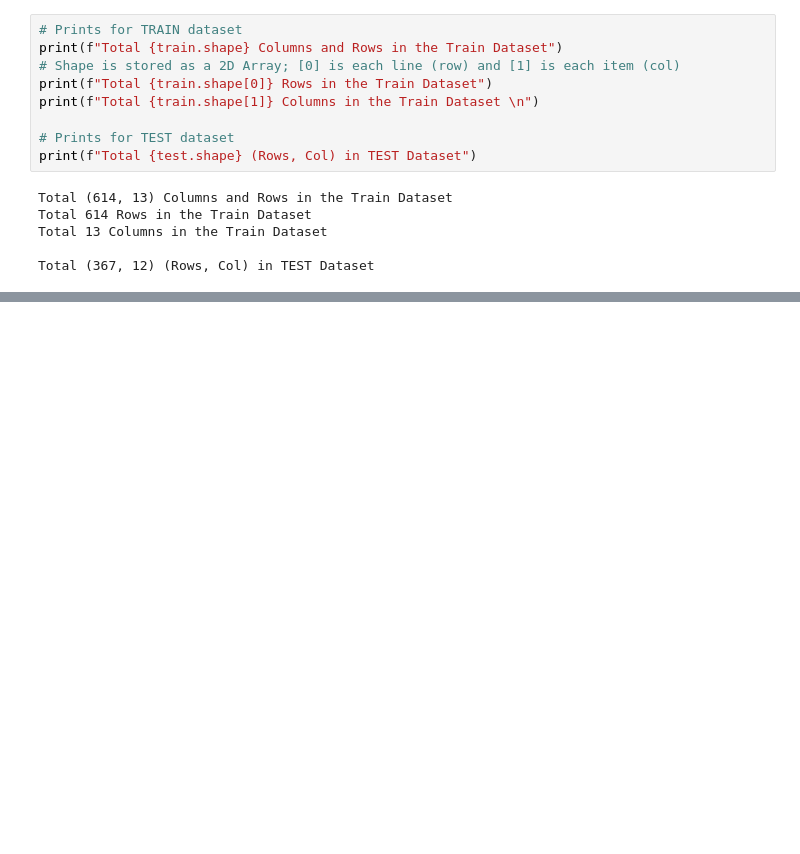
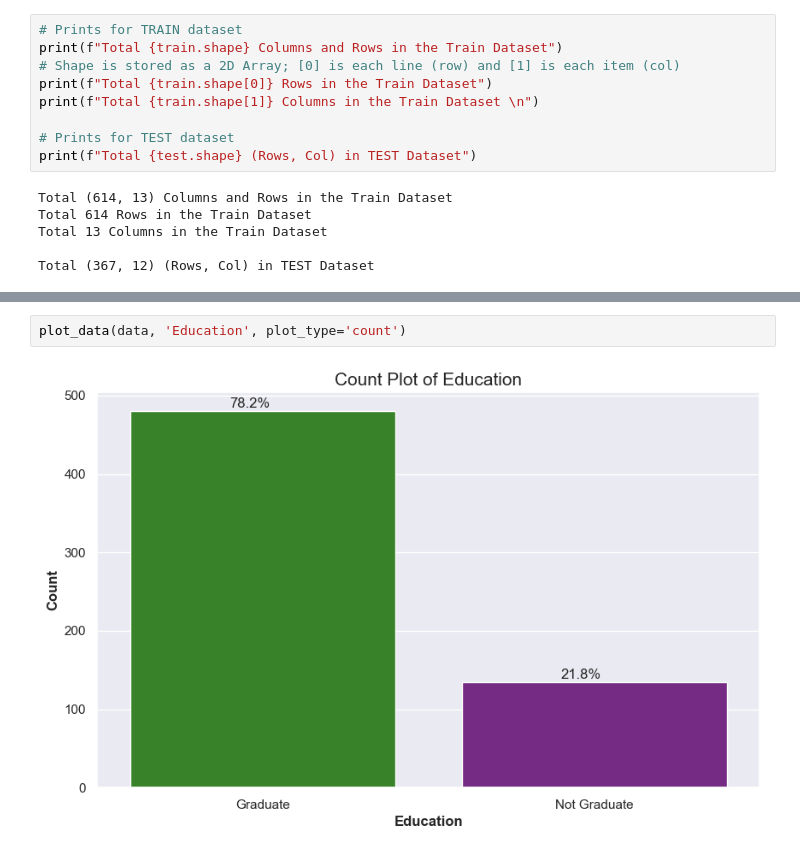
Before and after one commit to EdwinNgui/SmartLoans, a Jupyter notebook: backend/notebooks/analysis.ipynb, the cells around one changed output, grey strips where cells are left out. Saved outputs shown, nothing was run; the diff lists cells and outputs as text; blank space fills up the shorter version.

```diff
--- a/backend/notebooks/analysis.ipynb
+++ b/backend/notebooks/analysis.ipynb
@@ -104,0 +225,4 @@ data.head() # .head() is from pandas; it views the first few rows
+# %%
+plot_data(data, 'Education', plot_type='count')
+# %% [output]
+[figure, added]
```
Also changed, not shown: parts of 20 cells of this notebook.
